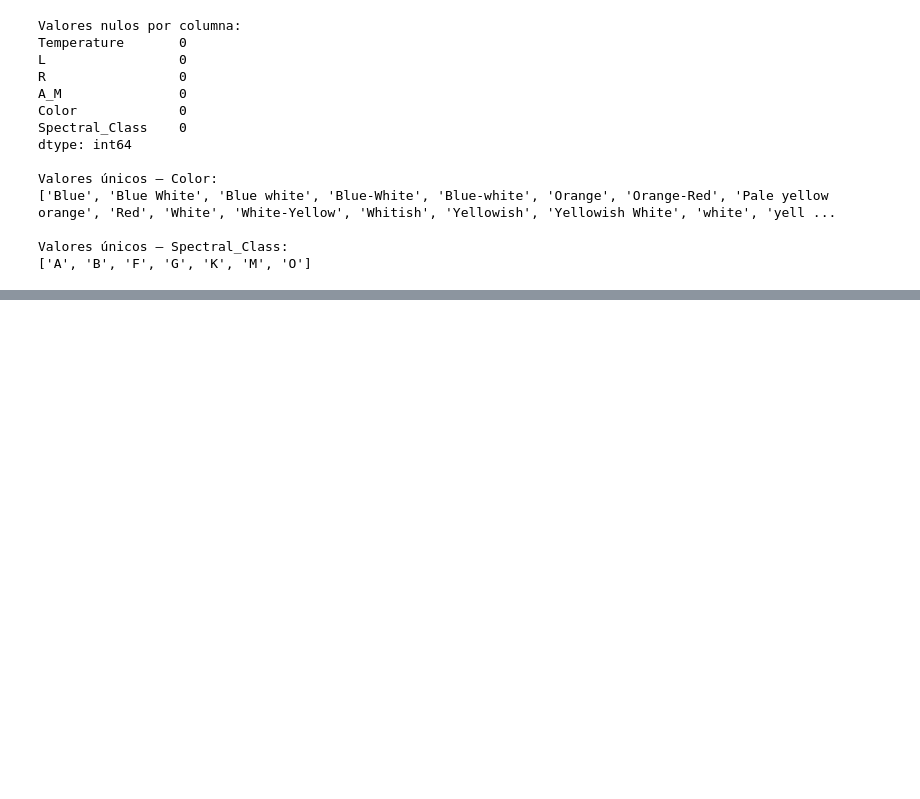
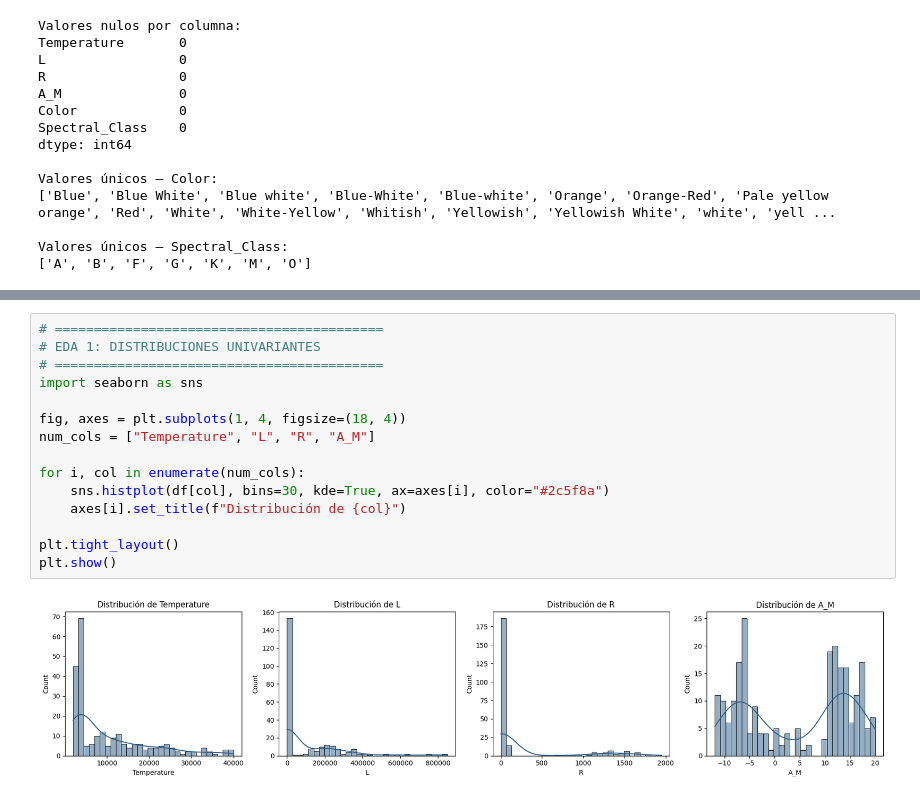
Before and after one commit to jmduroagea/clustering_practice, a Jupyter notebook: practica2.ipynb, the cells around one changed output, grey strips where cells are left out. Cells and saved outputs as stored; diff of their text form; blank space fills up the shorter version.

```diff
--- a/practica2.ipynb
+++ b/practica2.ipynb
@@ -211,0 +248,17 @@ X_scaled_df.describe().round(4)
+# %%
+# ==========================================
+# EDA 1: DISTRIBUCIONES UNIVARIANTES
+# ==========================================
+import seaborn as sns
+
+fig, axes = plt.subplots(1, 4, figsize=(18, 4))
+num_cols = ["Temperature", "L", "R", "A_M"]
+
+for i, col in enumerate(num_cols):
+    sns.histplot(df[col], bins=30, kde=True, ax=axes[i], color="#2c5f8a")
+    axes[i].set_title(f"Distribución de {col}")
+
+plt.tight_layout()
+plt.show()
+# %% [output]
+[figure, added]
```
Also changed, not shown: parts of 21 cells of this notebook.
